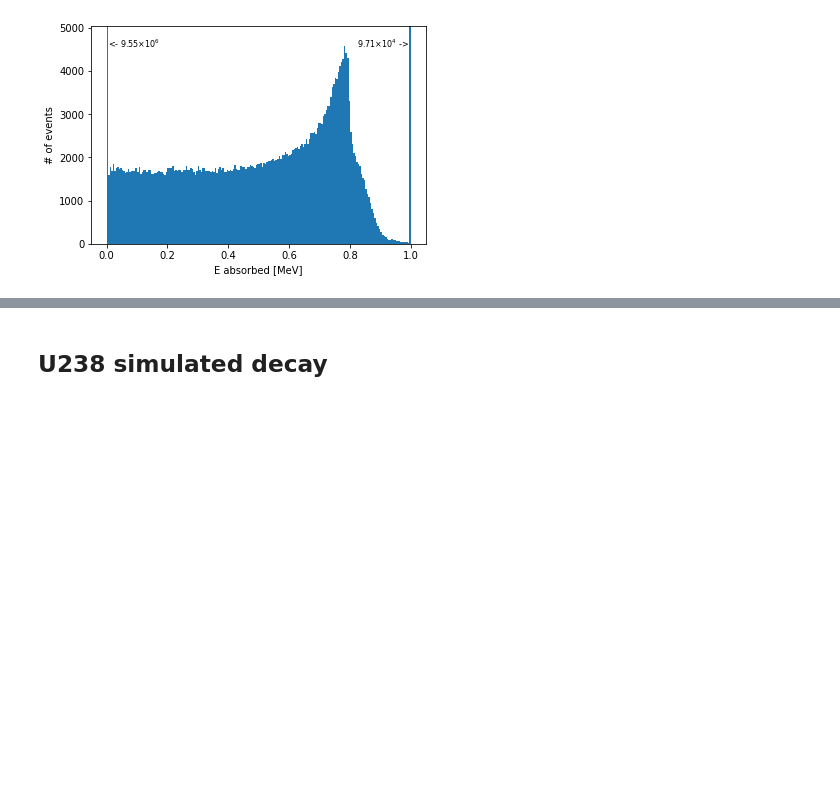
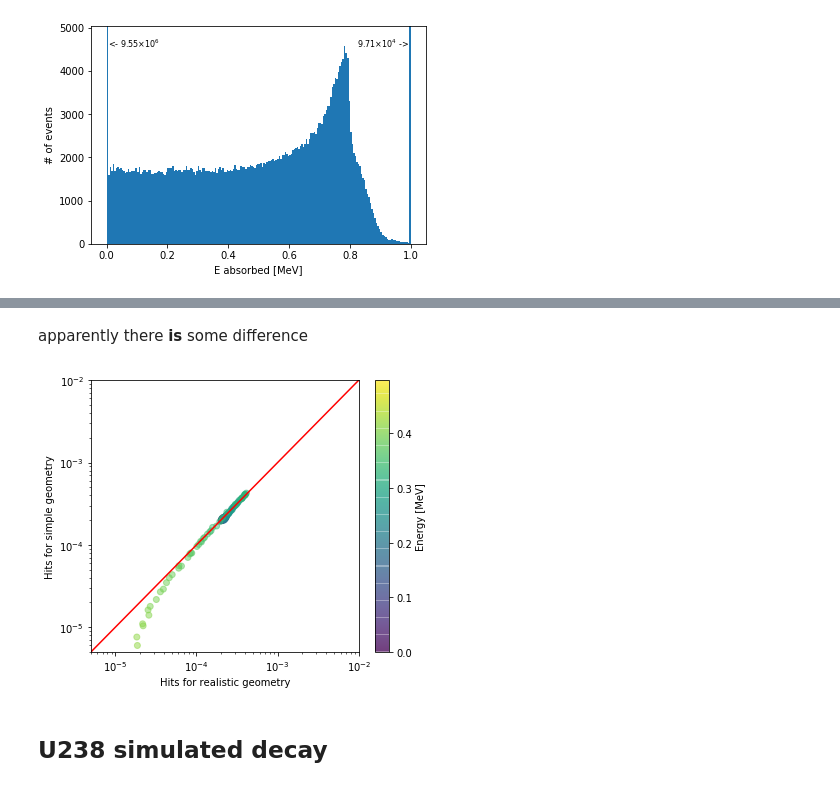
Before and after one commit to Balazzs/HPGECalorimeter, a Jupyter notebook: Analysis.ipynb, the cells around one changed output, grey strips where cells are left out. Cells and saved outputs as stored; diff of their text form; code cells hidden in the pictures; blank space fills up the shorter version.

```diff
--- a/Analysis.ipynb
+++ b/Analysis.ipynb
@@ -449,3 +500,10 @@ same again...
+# %% [markdown]
+apparently there **is** some difference
+# %%
+plot_geometry_comparison (data_mono_simple_geom_500keV, data_mono_real_geom_500keV)
+plt.savefig("figures/mono_simple_vs_real_geom_500keV.svg", bbox_inches="tight")
+# %% [output]
+[figure, added]
 # %% [markdown]
 ## U238 simulated decay
 # %%
```
Also changed, not shown: parts of 9 cells of this notebook, 23 other files.
